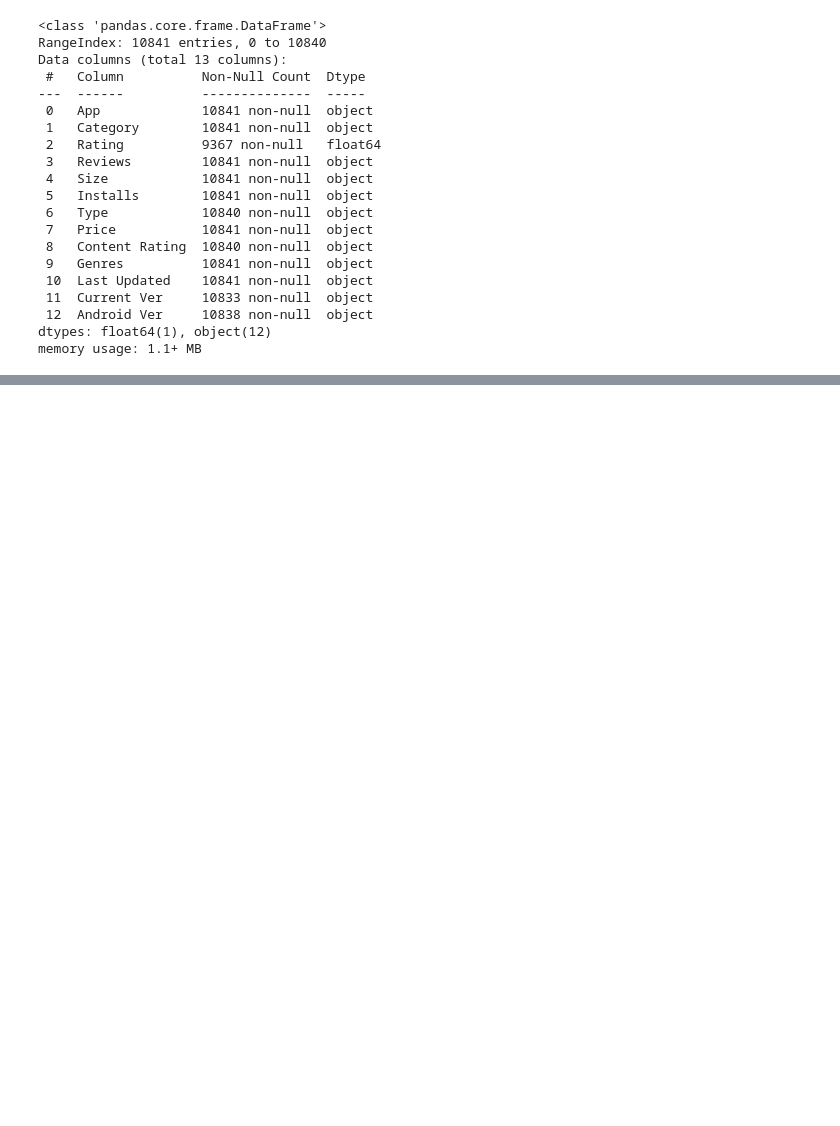
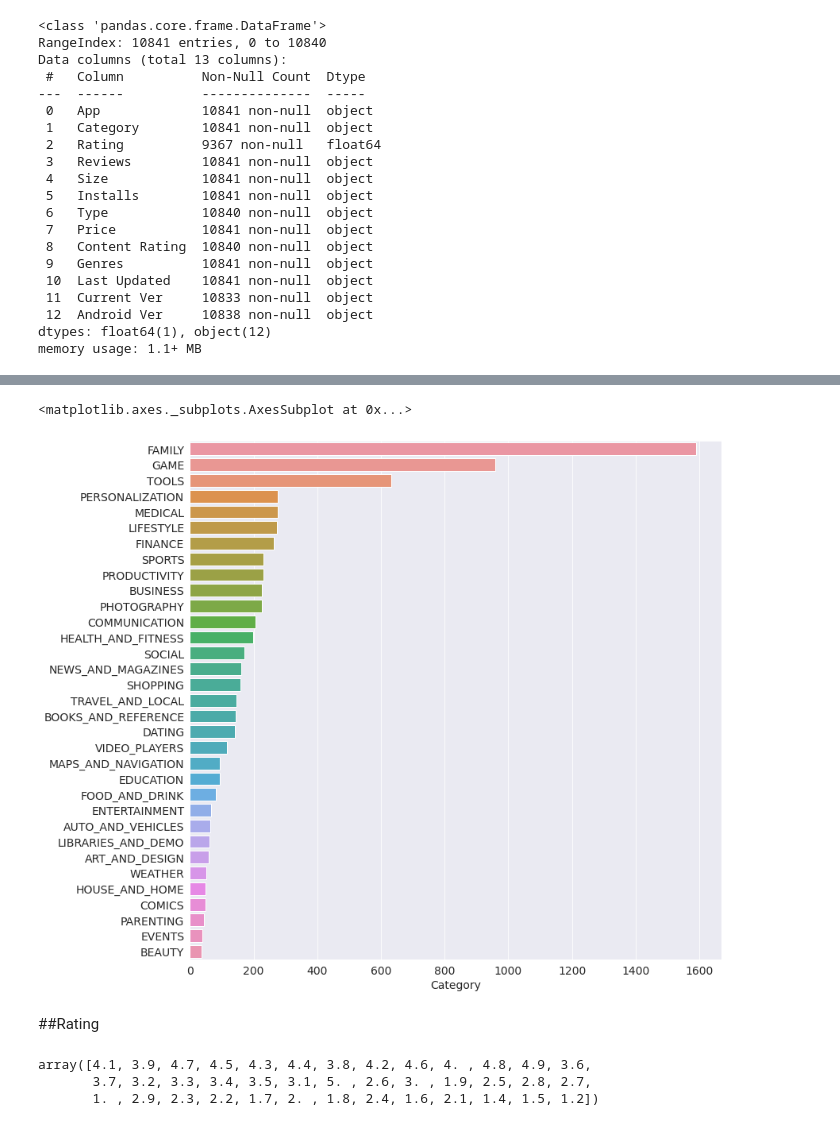
Before and after one commit to Chandr25/Almapersonal, a Jupyter notebook: Chandrashekhar_Awate_Play_Store_App_Review_Analysis_Capstone_Project.ipynb, the cells around one changed output, grey strips where cells are left out. Saved outputs shown, nothing was run; the diff lists cells and outputs as text; code cells hidden in the pictures; blank space fills up the shorter version.

```diff
--- a/Chandrashekhar_Awate_Play_Store_App_Review_Analysis_Capstone_Project.ipynb
+++ b/Chandrashekhar_Awate_Play_Store_App_Review_Analysis_Capstone_Project.ipynb
@@ -99,4 +206,0 @@ df["Price"]=[str(each.replace("$","")) for each in df.Price]
-# %%
-df.Reviews = pd.to_numeric(df.Reviews, errors='coerce')
-df.Price = pd.to_numeric(df.Price, errors='coerce')
-df.Rating = pd.to_numeric(df.Rating, errors='coerce')
@@ -110,0 +209,2 @@ df.drop_duplicates(inplace=True)
+# %%
+df.rename(columns = {'Last Updated':'Last_updated'}, inplace = True)
@@ -110,0 +217,3 @@ df.drop_duplicates(inplace=True)
+# %%
+df['Last_updated'] = pd.to_datetime(df['Last_updated'])
+df['Last_updated']
@@ -110,0 +235,2 @@ df.drop_duplicates(inplace=True)
+# %%
+df.rename(columns = {'Android Ver':'Android_ver'}, inplace = True)
@@ -123 +263,16 @@ array(['ART AND DESIGN', 'AUTO AND VEHICLES', 'BEAUTY',
       dtype=object)
+# %%
+plt.figure(figsize=(12,12))
+categories = df.Category.value_counts()
+sns.barplot(x=categories, y=categories.index, data=df)
+# %% [output]
+<matplotlib.axes._subplots.AxesSubplot at 0x...>
+[figure, added]
+# %% [markdown]
+##Rating
+# %%
+df.Rating.unique()
+# %% [output]
+array([4.1, 3.9, 4.7, 4.5, 4.3, 4.4, 3.8, 4.2, 4.6, 4. , 4.8, 4.9, 3.6,
+       3.7, 3.2, 3.3, 3.4, 3.5, 3.1, 5. , 2.6, 3. , 1.9, 2.5, 2.8, 2.7,
+       1. , 2.9, 2.3, 2.2, 1.7, 2. , 1.8, 2.4, 1.6, 2.1, 1.4, 1.5, 1.2])
```
Also changed, not shown: parts of 43 cells of this notebook.
